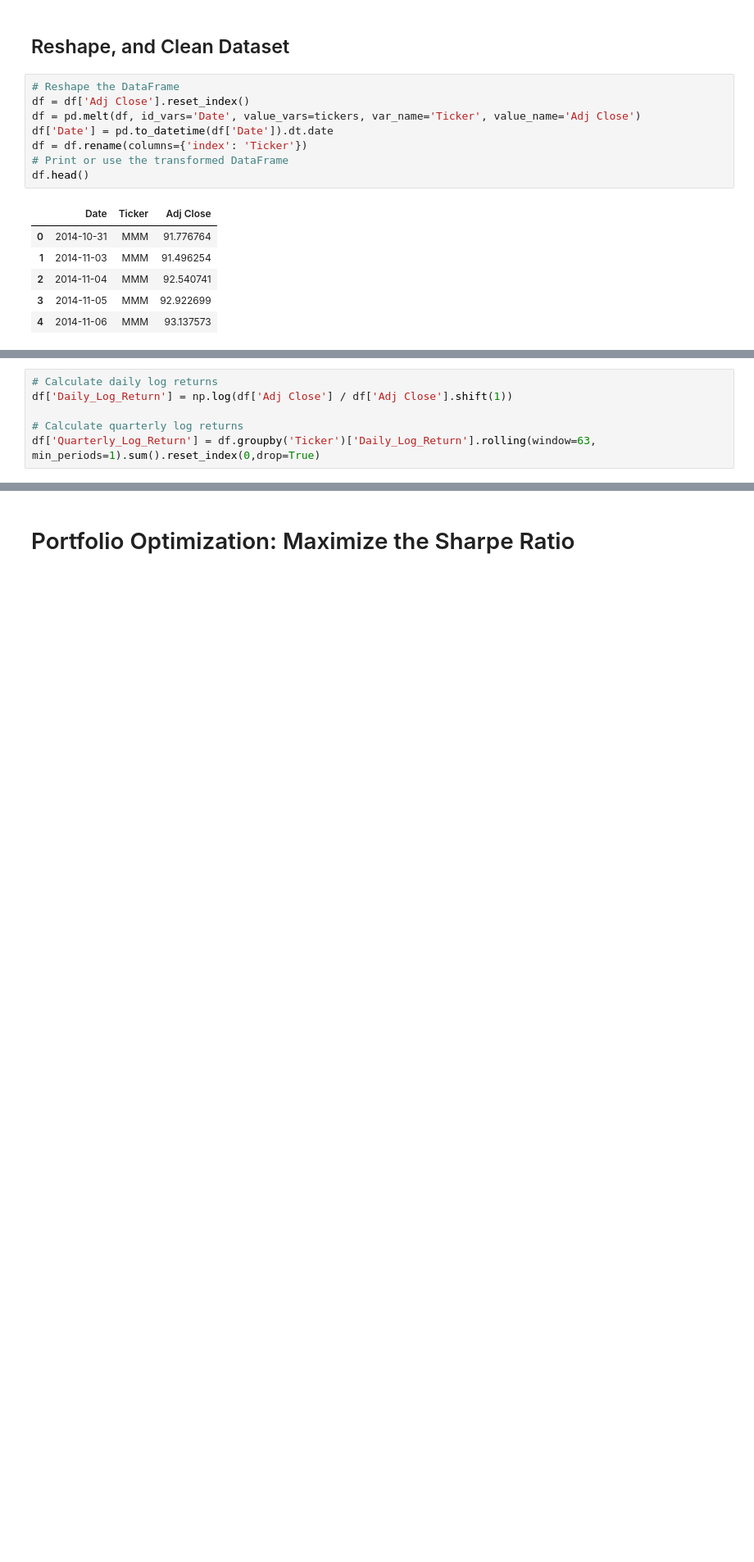
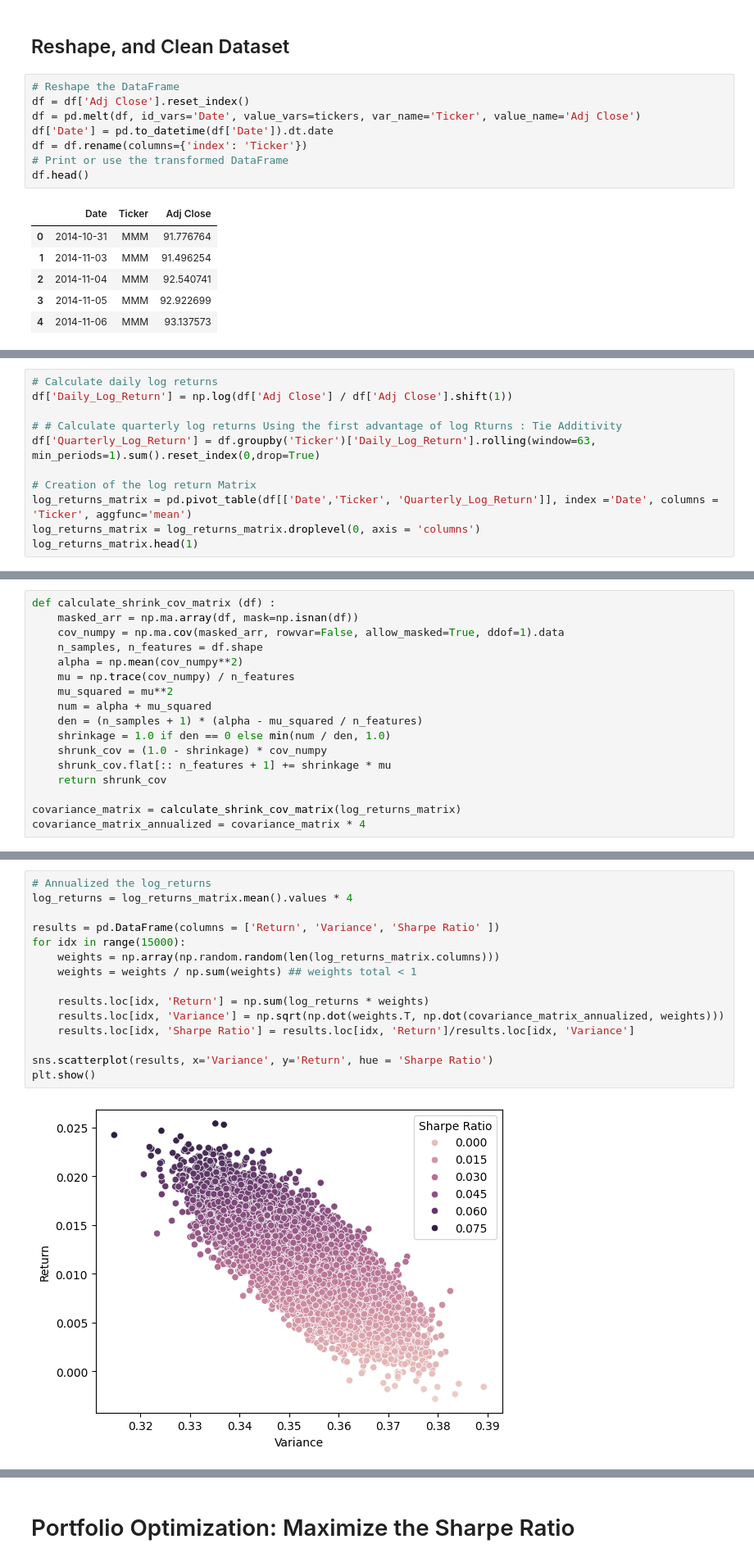
Before and after one commit to alexandreib/QuantDesign, a Jupyter notebook: QD | SP500 Portfolio Allocation.ipynb, the cells around one changed output, grey strips where cells are left out. Shown at 82% size. Cells and saved outputs as stored; diff of their text form; blank space fills up the shorter version.

```diff
--- a/QD | SP500 Portfolio Allocation.ipynb
+++ b/QD | SP500 Portfolio Allocation.ipynb
@@ -97,5 +95,10 @@ While simple returns are easier to calculate and interpret for short-term analys
 # Calculate daily log returns
 df['Daily_Log_Return'] = np.log(df['Adj Close'] / df['Adj Close'].shift(1))
 
-# Calculate quarterly log returns
+# # Calculate quarterly log returns Using the first advantage of log Rturns : Tie Additivity
 df['Quarterly_Log_Return'] = df.groupby('Ticker')['Daily_Log_Return'].rolling(window=63, min_periods=1).sum().reset_index(0,drop=True)
+
+# Creation of the log return Matrix
+log_returns_matrix = pd.pivot_table(df[['Date','Ticker', 'Quarterly_Log_Return']], index ='Date', columns = 'Ticker', aggfunc='mean')
+log_returns_matrix = log_returns_matrix.droplevel(0, axis = 'columns')
+log_returns_matrix.head(1)
@@ -101,0 +126,17 @@ df['Quarterly_Log_Return'] = df.groupby('Ticker')['Daily_Log_Return'].rolling(wi
+# %%
+def calculate_shrink_cov_matrix (df) :
+    masked_arr = np.ma.array(df, mask=np.isnan(df))
+    cov_numpy = np.ma.cov(masked_arr, rowvar=False, allow_masked=True, ddof=1).data
+    n_samples, n_features = df.shape
+    alpha = np.mean(cov_numpy**2)
+    mu = np.trace(cov_numpy) / n_features
+    mu_squared = mu**2
+    num = alpha + mu_squared
+    den = (n_samples + 1) * (alpha - mu_squared / n_features)
+    shrinkage = 1.0 if den == 0 else min(num / den, 1.0)
+    shrunk_cov = (1.0 - shrinkage) * cov_numpy
+    shrunk_cov.flat[:: n_features + 1] += shrinkage * mu
+    return shrunk_cov
+
+covariance_matrix = calculate_shrink_cov_matrix(log_returns_matrix)
+covariance_matrix_annualized = covariance_matrix * 4
@@ -101,0 +145,17 @@ df['Quarterly_Log_Return'] = df.groupby('Ticker')['Daily_Log_Return'].rolling(wi
+# %%
+# Annualized the log_returns
+log_returns = log_returns_matrix.mean().values * 4
+
+results = pd.DataFrame(columns = ['Return', 'Variance', 'Sharpe Ratio' ])
+for idx in range(15000):
+    weights = np.array(np.random.random(len(log_returns_matrix.columns)))
+    weights = weights / np.sum(weights) ## weights total < 1
+
+    results.loc[idx, 'Return'] = np.sum(log_returns * weights)
+    results.loc[idx, 'Variance'] = np.sqrt(np.dot(weights.T, np.dot(covariance_matrix_annualized, weights)))
+    results.loc[idx, 'Sharpe Ratio'] = results.loc[idx, 'Return']/results.loc[idx, 'Variance']
+
+sns.scatterplot(results, x='Variance', y='Return', hue = 'Sharpe Ratio')
+plt.show()
+# %% [output]
+[figure, added]
```
Also changed, not shown: parts of 50 cells of this notebook.
